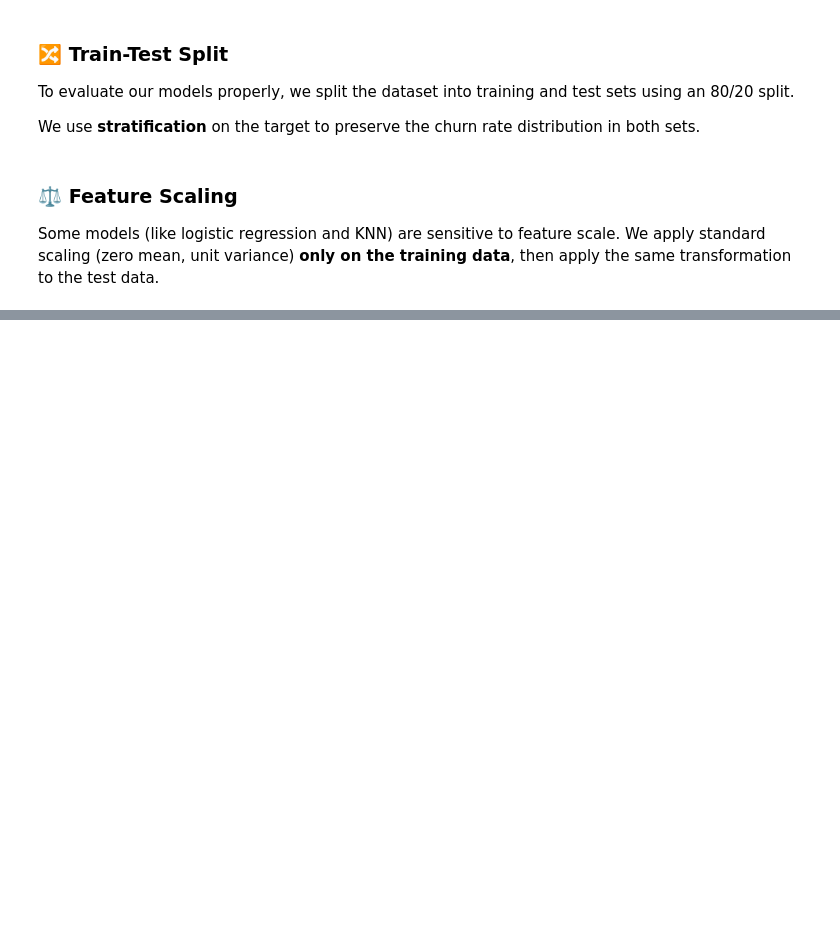
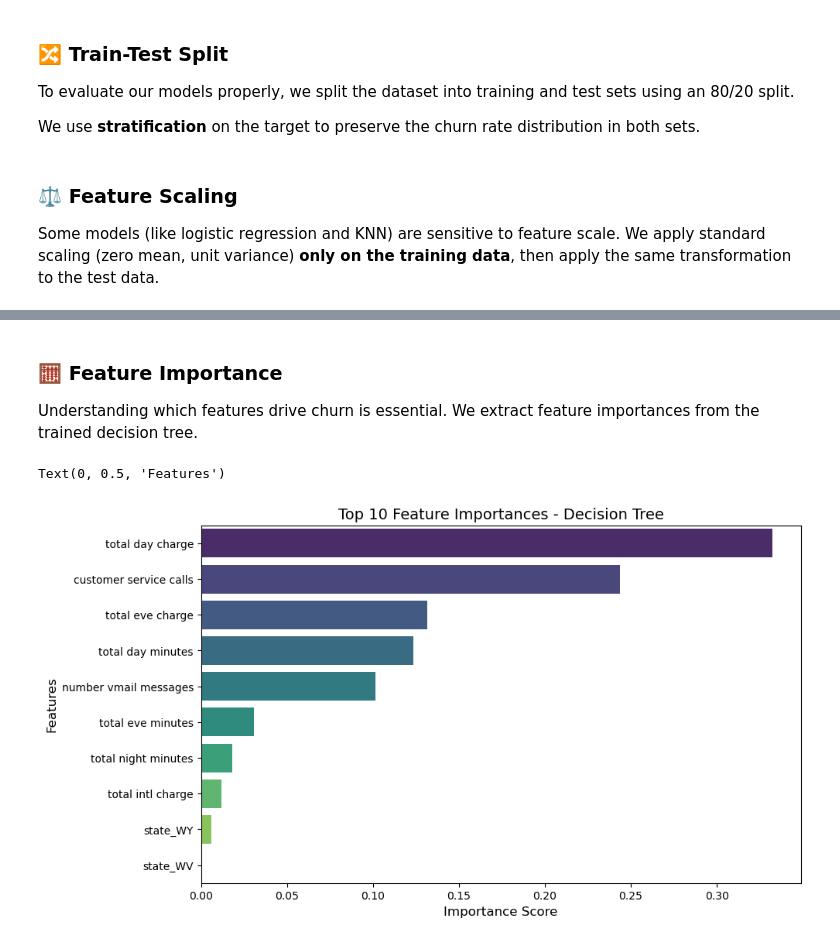
Before and after one commit to Chirry254/syriatel-customer-churn, a Jupyter notebook: notebooks/churn_modeling.ipynb, the cells around one changed output, grey strips where cells are left out. Drawn from its saved outputs; the diff is of its cells as text; code cells hidden in the pictures; blank space fills up the shorter version.

```diff
--- a/notebooks/churn_modeling.ipynb
+++ b/notebooks/churn_modeling.ipynb
@@ -227,0 +339,7 @@ X_test_scaled = scaler.transform(X_test)
+# %%
+dt = DecisionTreeClassifier(random_state=42, max_depth=4)
+dt.fit(X_train, y_train)
+y_pred_dt = dt.predict(X_test)
+
+print("Decision Tree Classification Report:")
+print(classification_report(y_test, y_pred_dt))
@@ -227,0 +356,22 @@ X_test_scaled = scaler.transform(X_test)
+# %% [markdown]
+### 🧮 Feature Importance
+
+Understanding which features drive churn is essential. We extract feature importances from the trained decision tree.
+# %%
+# Plot feature importances
+feature_importance = pd.Series(dt.feature_importances_, index=selected_features)
+feature_importance = feature_importance.sort_values(ascending=False)
+# Sort and keep top 10 important features
+top_n = 10
+top_features = feature_importance.sort_values(ascending=False).head(top_n)
+
+# Plot
+plt.figure(figsize=(10, 6))
+sns.barplot(x=top_features, y=top_features.index, palette='viridis')
+
+plt.title(f"Top {top_n} Feature Importances - Decision Tree", fontsize=14)
+plt.xlabel("Importance Score", fontsize=12)
+plt.ylabel("Features", fontsize=12)
+# %% [output]
+Text(0, 0.5, 'Features')
+[figure, added]
```
Also changed, not shown: parts of 13 cells of this notebook.
